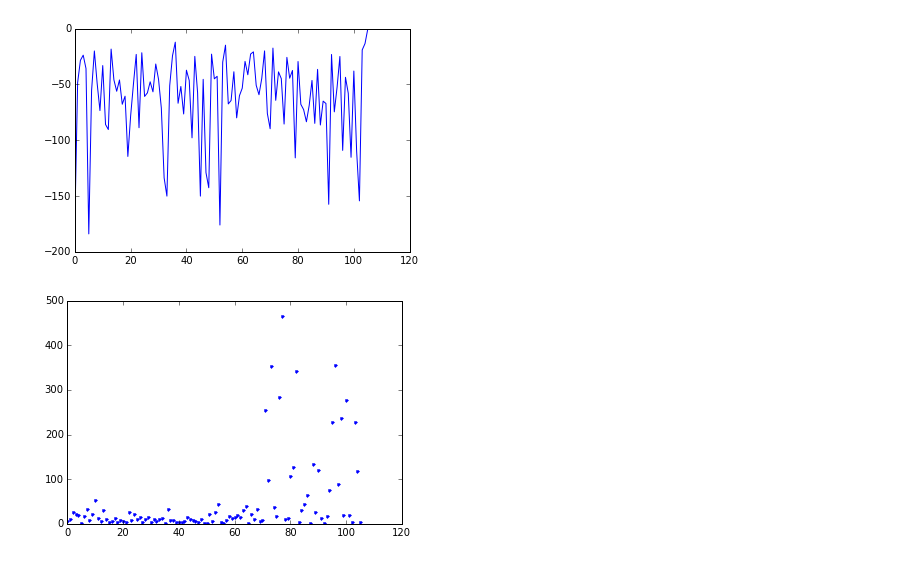
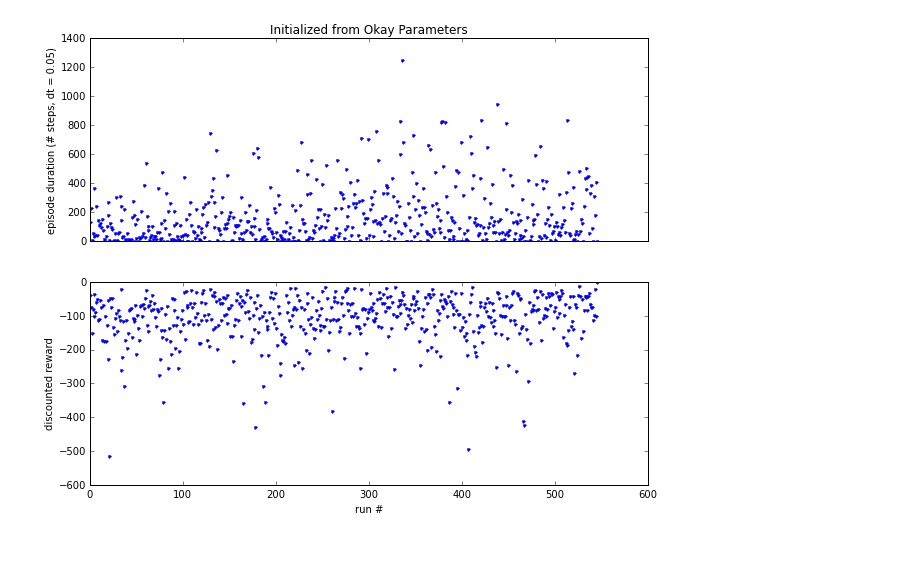
Before and after one commit to peteflorence/Machine-Learning-6.867-homework, a Jupyter notebook: project/code/plotPolicyData.ipynb, the cells around one changed output. Saved outputs shown, nothing was run; the diff lists cells and outputs as text; code cells hidden in the pictures.

Commit message:
tuning parameters, good performance increasing the OK controller

```diff
--- a/project/code/plotPolicyData.ipynb
+++ b/project/code/plotPolicyData.ipynb
@@ -1,23 +1,42 @@
-# %%
-import matplotlib.pyplot as plt
-import pickle
-%matplotlib inline
-
-file = open('storedReward.txt', 'r')
-storedReward = pickle.load(file)
-
-plt.plot(storedReward)
-plt.show()
-
-
-file = open('storedDuration.txt', 'r')
-storedDuration = pickle.load(file)
-
-plt.plot(storedDuration, '.')
-plt.show()
-# %% [output]
-[figure, removed]
-[figure, removed]
+# %%
+import matplotlib.pyplot as plt
+import pickle
+%matplotlib inline
+
+file = open('storedReward.txt', 'r')
+storedReward = pickle.load(file)
+
+# plt.figure(num=None, figsize=(10, 4), dpi=80, facecolor='w', edgecolor='k')
+# plt.title('discounted reward')
+# plt.plot(storedRew|ard, '.')
+# plt.xlabel('run #')
+# plt.ylabel('episode duration (# of dt = 0.05 time steps)')
+# plt.show()
+
+
+file = open('storedDuration.txt', 'r')
+storedDuration = pickle.load(file)
+
+# plt.figure(num=None, figsize=(10, 4), dpi=80, facecolor='w', edgecolor='k')
+# plt.plot(storedDuration, '.')
+# plt.ylim([0,1000])
+# plt.xlabel('run #')
+# plt.ylabel('episode duration (# of dt = 0.05 time steps)')
+# plt.show()
+
+
+f, axarr = plt.subplots(2, sharex=True, figsize=(10,8))
+axarr[0].plot(storedDuration, '.')
+#axarr[0].axis([0, len(storedDuration), 0, 5000])
+axarr[0].set_title('Initialized from Okay Parameters')
+axarr[0].set_ylabel('episode duration (# steps, dt = 0.05)')
+axarr[1].plot(storedReward, '.')
+axarr[1].set_ylabel('discounted reward')
+axarr[1].set_xlabel('run #')
+
+f.show()
+# %% [output]
+[figure, added]
 # %%
 file = open('storedTheta.txt', 'r')
 storedTheta = pickle.load(file)
```
Also changed, not shown: parts of 1 cell of this notebook, 7 other files.
